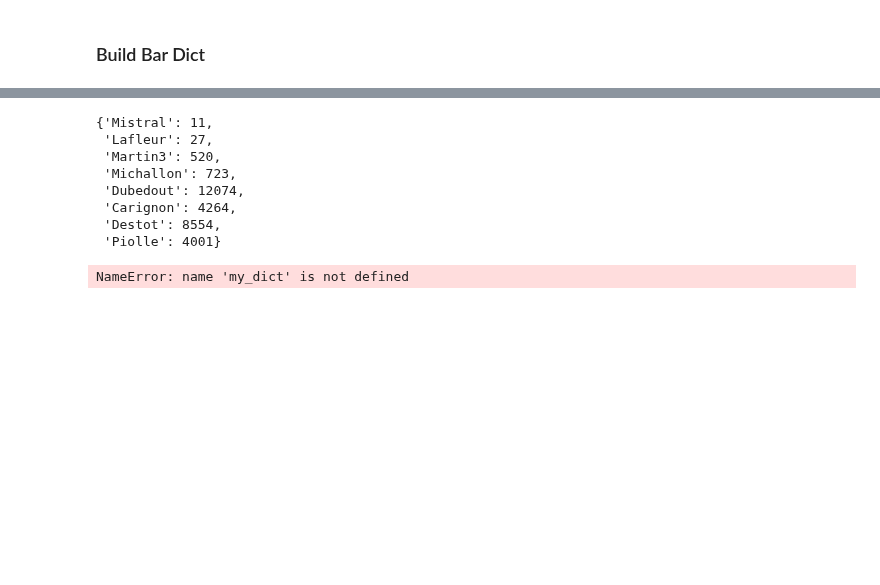
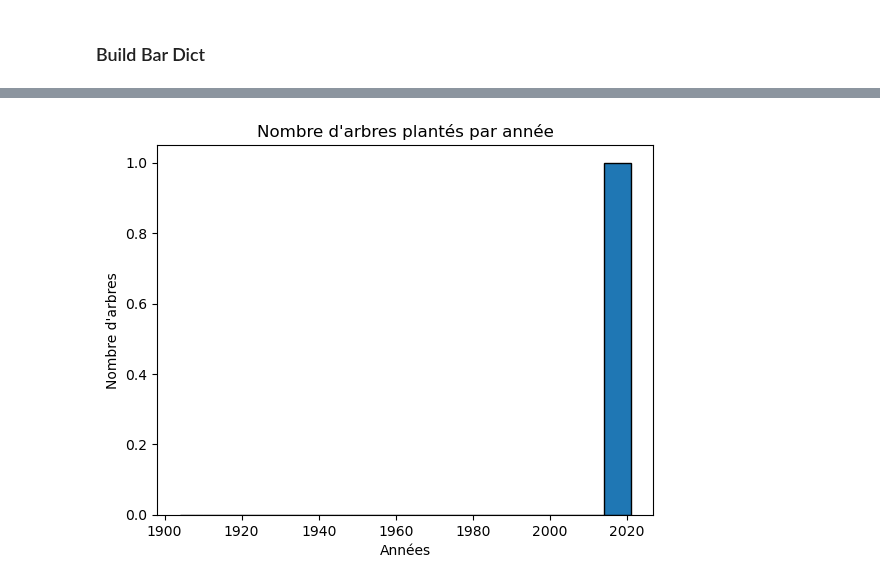
Before and after one commit to ManuLabricole/CDN-StatisticExploratoire, a Jupyter notebook: notebooks/arbres.ipynb, the cells around one changed output, grey strips where cells are left out. Cells and saved outputs as stored; diff of their text form; code cells hidden in the pictures; blank space fills up the shorter version.

```diff
--- a/notebooks/arbres.ipynb
+++ b/notebooks/arbres.ipynb
@@ -451,6 +462,5 @@ def cumsum(l:list) -> list:
     return cumList
 # %%
 treePlanted = [el[1] for el in sortedTreeTupleList]
-treePlantedCum = cumsum(treePlanted)
 # %%
 years = [el[0] for el in sortedTreeTupleList]
@@ -495,3 +493,7 @@ array([1900,    4,    6,   15,   28,   31,   40,   41,   43,   44,   45,
 # %%
-len(maireDict)
+# Compute the bins : ie the length of the ,andat for each maire
+# We have 17 values in bins -> 16 interval of 16 maires
+bins = [mandat[1] for mandat in maireDict.values()]
+bins.insert(0,list(maireDict.values())[0][0])
+bins
 # %% [output]
@@ -499,21 +517,10 @@ len(maireDict)
 # %%
-maireTreeDict
+plt.hist(treePlantedCum, bins ,edgecolor = 'Black')
+
+plt.xlabel('Années')
+plt.ylabel('Nombre d\'arbres')
+plt.title('Nombre d\'arbres plantés par année')
+#plt.legend()
+plt.show()
 # %% [output]
-{'Mistral': 11,
- 'Lafleur': 27,
- 'Martin3': 520,
- 'Michallon': 723,
- 'Dubedout': 12074,
- 'Carignon': 4264,
- 'Destot': 8554,
- 'Piolle': 4001}
+[figure, added]
-# %%
-barDict = {}
-for maire in maireTreeDict.keys():
-    barDict[maire] = {
-        "Tree planted" : maireTreeDict[maire],
-        "Date" : maireDict[maire]
-    }
-ordered_Bardict = dict(sorted(my_dict.items(), key=lambda x: min(x[1]['Date'])))
-# %% [output]
-NameError: name 'my_dict' is not defined
```
Also changed, not shown: parts of 9 cells of this notebook.
